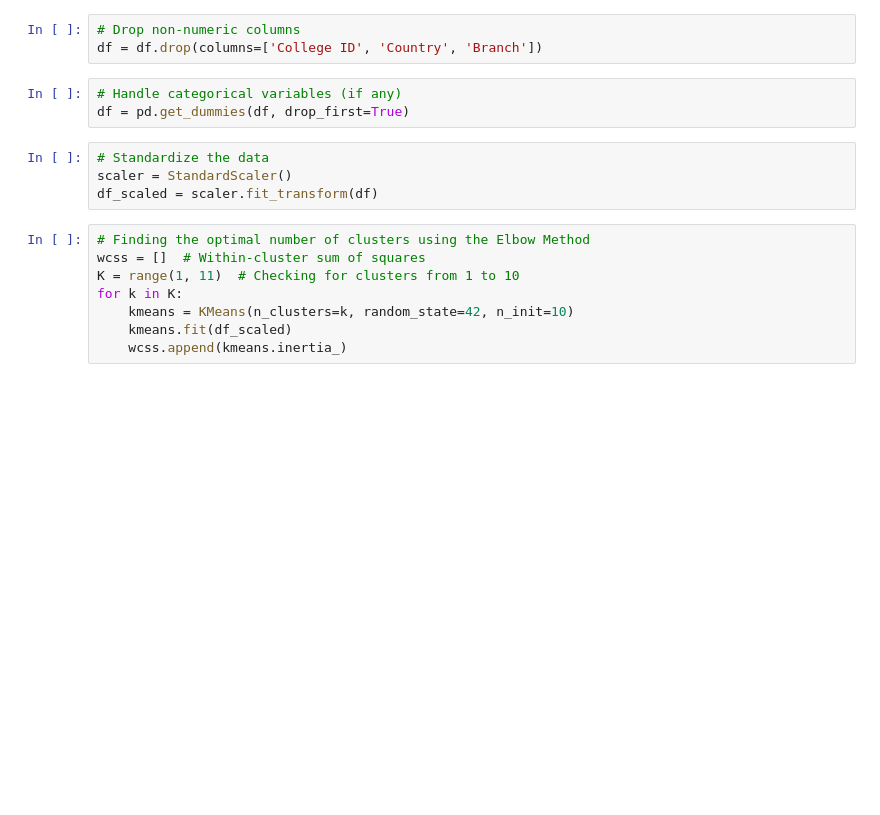
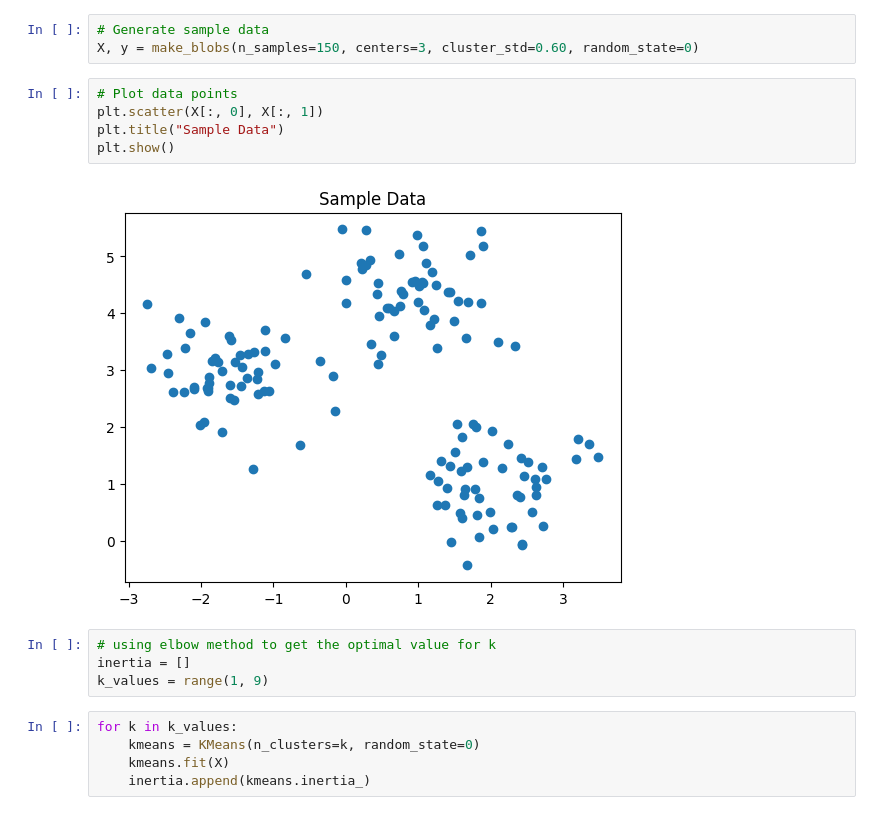
Before and after one commit to amanchoudhary1812/Pattern-Recognition, a Jupyter notebook: Experiment4.ipynb, the cells around one changed output. Saved outputs shown, nothing was run; the diff lists cells and outputs as text; blank space fills up the shorter version.

```diff
--- a/Experiment4.ipynb
+++ b/Experiment4.ipynb
@@ -34,19 +6,20 @@ print(df.head())
-# %%
-# Drop non-numeric columns
-df = df.drop(columns=['College ID', 'Country', 'Branch'])
-# %%
-# Handle categorical variables (if any)
-df = pd.get_dummies(df, drop_first=True)
-# %%
-# Standardize the data
-scaler = StandardScaler()
-df_scaled = scaler.fit_transform(df)
-# %%
-# Finding the optimal number of clusters using the Elbow Method
-wcss = []  # Within-cluster sum of squares
-K = range(1, 11)  # Checking for clusters from 1 to 10
-for k in K:
-    kmeans = KMeans(n_clusters=k, random_state=42, n_init=10)
-    kmeans.fit(df_scaled)
-    wcss.append(kmeans.inertia_)
+# %%
+# Generate sample data
+X, y = make_blobs(n_samples=150, centers=3, cluster_std=0.60, random_state=0)
+# %%
+# Plot data points
+plt.scatter(X[:, 0], X[:, 1])
+plt.title("Sample Data")
+plt.show()
+# %% [output]
+[figure, added]
+# %%
+# using elbow method to get the optimal value for k
+inertia = []
+k_values = range(1, 9)
+# %%
+for k in k_values:
+    kmeans = KMeans(n_clusters=k, random_state=0)
+    kmeans.fit(X)
+    inertia.append(kmeans.inertia_)
 # %%
```
Also changed, not shown: parts of 9 cells of this notebook, 3 other files.
